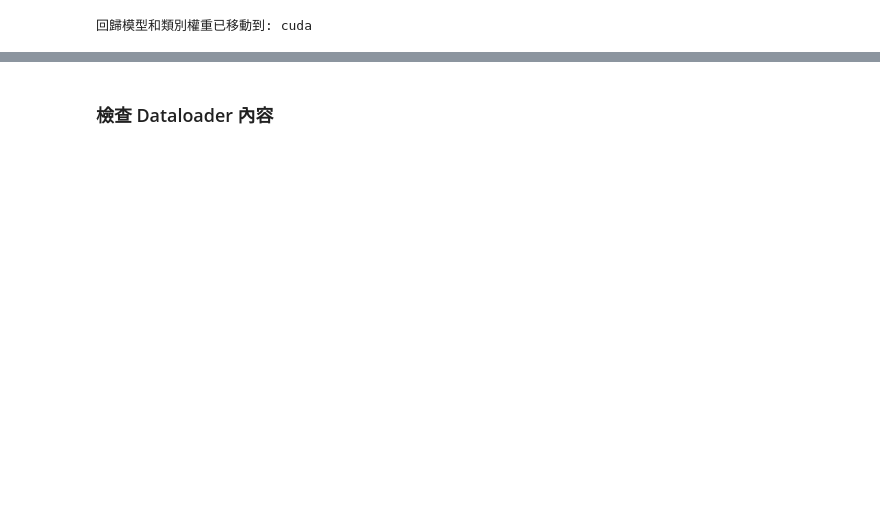
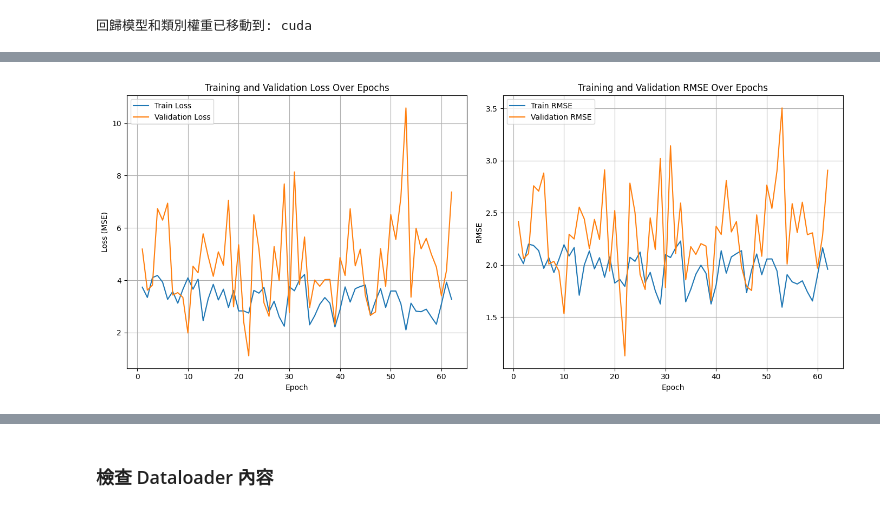
Before and after one commit to RyanChang2004/GNN, a Jupyter notebook: HGT_Regression.ipynb, the cells around one changed output, grey strips where cells are left out. Cells and saved outputs as stored; diff of their text form; code cells hidden in the pictures; blank space fills up the shorter version.

```diff
--- a/HGT_Regression.ipynb
+++ b/HGT_Regression.ipynb
@@ -543,6 +584,44 @@ Epoch: 079, Loss: 2.5620, Train RMSE: 1.5748, Val RMSE: 1.6476, Train Acc: 0.519
   --> Validation RMSE did not improve. Counter: 40/40
   --> Early stopping triggered after 40 epochs without improvement.
 HGT 回歸模型訓練因 Early Stopping 而提前結束。
+# %%
+import matplotlib.pyplot as plt
+import numpy as np
+
+# 確保歷史數據是 numpy 陣列以便於處理
+train_losses = np.array(train_losses_history)
+val_losses = np.array(val_losses_history)
+train_rmses = np.array(train_rmses_history)
+val_rmses = np.array(val_rmses_history)
+
+epochs = np.arange(1, len(train_losses) + 1)
+
+plt.figure(figsize=(14, 6))
+
+# 繪製 Loss 曲線
+plt.subplot(1, 2, 1) # 1 行 2 列，第 1 個圖
+plt.plot(epochs, train_losses, label='Train Loss')
+plt.plot(epochs, val_losses, label='Validation Loss')
+plt.title('Training and Validation Loss Over Epochs')
+plt.xlabel('Epoch')
+plt.ylabel('Loss (MSE)')
+plt.legend()
+plt.grid(True)
+
+# 繪製 RMSE 曲線
+plt.subplot(1, 2, 2) # 1 行 2 列，第 2 個圖
+plt.plot(epochs, train_rmses, label='Train RMSE')
+plt.plot(epochs, val_rmses, label='Validation RMSE')
+plt.title('Training and Validation RMSE Over Epochs')
+plt.xlabel('Epoch')
+plt.ylabel('RMSE')
+plt.legend()
+plt.grid(True)
+
+plt.tight_layout() # 自動調整子圖參數，使之填充整個圖像區域
+plt.show()
+# %% [output]
+[figure, added]
 # %%
 # --- 使用最佳回歸模型進行預測並分類 ---
 if best_regression_model_state:
```
Also changed, not shown: parts of 21 cells of this notebook.
